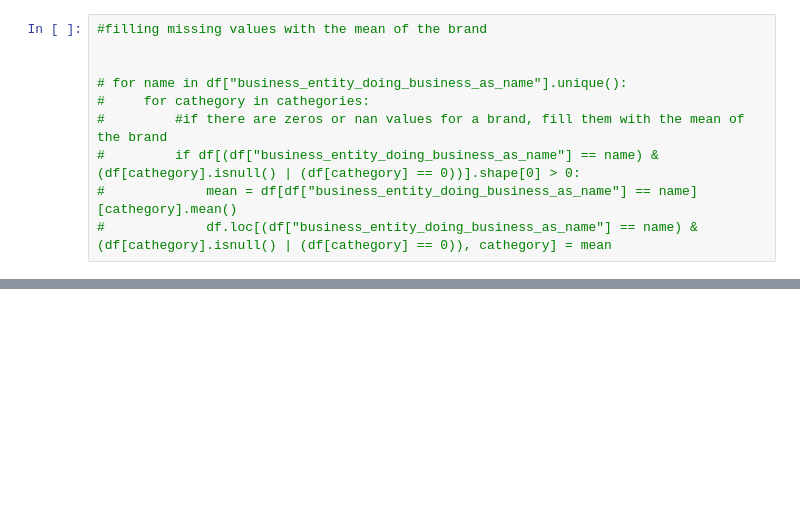
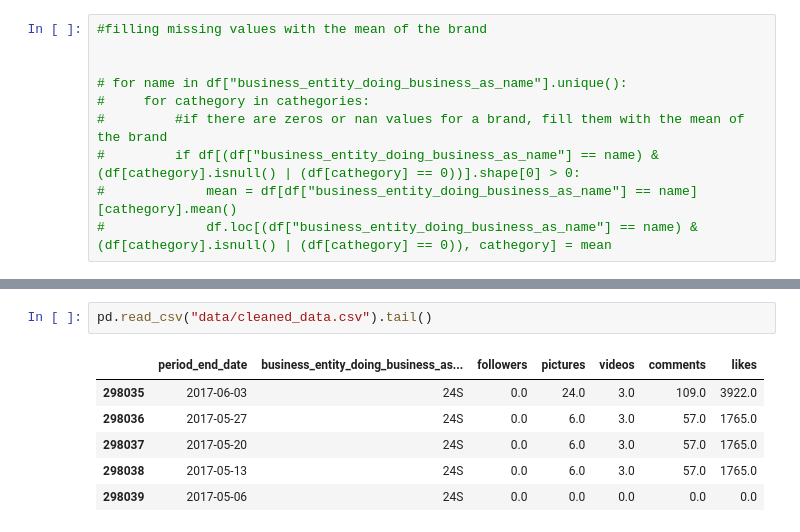
Before and after one commit to lerchal1/21_Datathon_2024, a Jupyter notebook: 1_data_cleaning.ipynb, the cells around one changed output, grey strips where cells are left out. Drawn from its saved outputs; the diff is of its cells as text; blank space fills up the shorter version.

```diff
--- a/1_data_cleaning.ipynb
+++ b/1_data_cleaning.ipynb
@@ -370,0 +380,9 @@ df.to_csv("data/cleaned_data.csv", index=False))
+# %%
+pd.read_csv("data/cleaned_data.csv").tail()
+# %% [output]
+|  | period_end_date | business_entity_doing_business_as... | followers | pictures | videos | comments | likes |
+| 298035 | 2017-06-03 | 24S | 0.0 | 24.0 | 3.0 | 109.0 | 3922.0 |
+| 298036 | 2017-05-27 | 24S | 0.0 | 6.0 | 3.0 | 57.0 | 1765.0 |
+| 298037 | 2017-05-20 | 24S | 0.0 | 6.0 | 3.0 | 57.0 | 1765.0 |
+| 298038 | 2017-05-13 | 24S | 0.0 | 6.0 | 3.0 | 57.0 | 1765.0 |
+| 298039 | 2017-05-06 | 24S | 0.0 | 0.0 | 0.0 | 0.0 | 0.0 |
```
Also changed, not shown: parts of 10 cells of this notebook, 1 other file.
